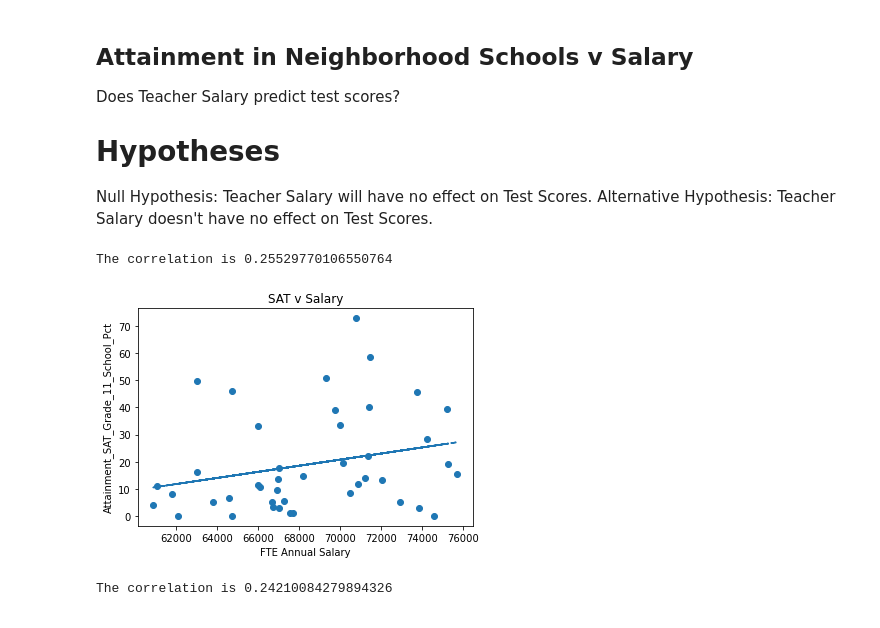
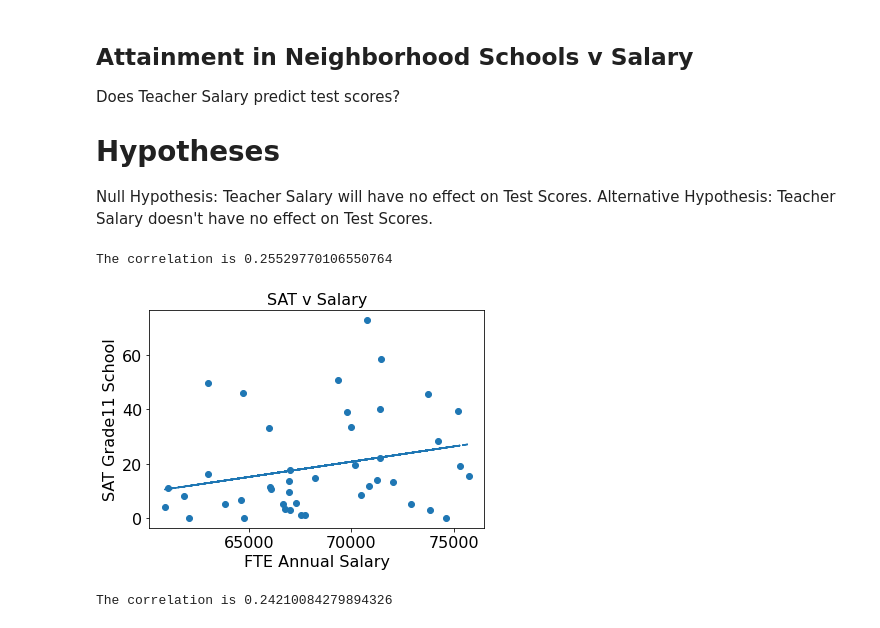
Before and after one commit to RiverJAM/CPS_Data_Analysis, a Jupyter notebook: Playing with Pies-Copy1.ipynb, the cells around one changed output. Cells and saved outputs as stored; diff of their text form; code cells hidden in the pictures.

```diff
--- a/Playing with Pies-Copy1.ipynb
+++ b/Playing with Pies-Copy1.ipynb
@@ -68,0 +63,14 @@ plt.savefig("Grad41vST.png")
+# %%
+bxp_df = NeighborhoodVChart_high[["School_Type", "Graduation_4_Year_School_Pct_Year_1"]]
+bxp_df.boxplot("Graduation_4_Year_School_Pct_Year_1", by = "School_Type", figsize =(10,10) , grid=False, fontsize = 20)
+SMALL_SIZE = 16
+MEDIUM_SIZE = 16
+BIGGER_SIZE = 18
+plt.rc('font', size=SMALL_SIZE)          # controls default text sizes
+plt.rc('axes', titlesize=SMALL_SIZE)     # fontsize of the axes title
+plt.rc('axes', labelsize=MEDIUM_SIZE)    # fontsize of the x and y labels
+plt.rc('xtick', labelsize=SMALL_SIZE)    # fontsize of the tick labels
+plt.rc('ytick', labelsize=SMALL_SIZE)    # fontsize of the tick labels
+# plt.rc('legend', fontsize=SMALL_SIZE)    # legend fontsize
+plt.rc('figure', titlesize=BIGGER_SIZE)  # fontsize of the figure title
+plt.savefig("Grad41vST.png")
@@ -104,0 +109,14 @@ plt.savefig("Growth11vST.png")
+# %%
+bxp_df = NeighborhoodVChart_high[["School_Type", "Growth_SAT_Grade_11_School_Pct"]]
+bxp_df.boxplot("Growth_SAT_Grade_11_School_Pct", by = "School_Type", figsize =(10,10) , grid=False)
+SMALL_SIZE = 18
+MEDIUM_SIZE = 18
+BIGGER_SIZE = 20
+plt.rc('font', size=SMALL_SIZE)          # controls default text sizes
+plt.rc('axes', titlesize=SMALL_SIZE)     # fontsize of the axes title
+plt.rc('axes', labelsize=MEDIUM_SIZE)    # fontsize of the x and y labels
+plt.rc('xtick', labelsize=SMALL_SIZE)    # fontsize of the tick labels
+plt.rc('ytick', labelsize=SMALL_SIZE)    # fontsize of the tick labels
+# plt.rc('legend', fontsize=SMALL_SIZE)    # legend fontsize
+plt.rc('figure', titlesize=BIGGER_SIZE)  # fontsize of the figure title
+plt.savefig("Growth11vST.png")
@@ -217,27 +237,37 @@ Alternative Hypothesis: Teacher Salary doesn't have no effect on Test Scores.
 # %%
 #11th Grade Data
 #Make 11th grade_df
 ele_df = combined_df[[ 'Department' , 'FTE Annual Salary', 'Attainment_SAT_Grade_11_School_Pct', ]]
 cleaned_df = ele_df.dropna()
 x_values = cleaned_df.groupby(cleaned_df['Department']).mean()['FTE Annual Salary']
 y_values = cleaned_df.groupby(cleaned_df['Department']).mean()['Attainment_SAT_Grade_11_School_Pct']
 plt.scatter(x_values, y_values)
 plt.xlabel('FTE Annual Salary')
-plt.ylabel('Attainment_SAT_Grade_11_School_Pct')
+plt.ylabel('SAT Grade11 School')
 plt.title('SAT v Salary')
 # Perform a linear regression on Annual Salary versus 11th Grade SAT Attainment
 vc_slope, vc_int, vc_r, vc_p, vc_std_err = st.linregress(x_values, y_values)
 # Create equation of line to calculate predicted 11th Grade SAT Attainment
 vc_fit = vc_slope * x_values + vc_int
 #plot regression line
 plt.plot(x_values,vc_fit,"--")
 
 correlation = st.pearsonr(x_values, y_values)
 print(f'The correlation is {correlation[0]}')
+SMALL_SIZE = 16
+MEDIUM_SIZE = 16
+BIGGER_SIZE = 18
+plt.rc('font', size=SMALL_SIZE)          # controls default text sizes
+plt.rc('axes', titlesize=SMALL_SIZE)     # fontsize of the axes title
+plt.rc('axes', labelsize=SMALL_SIZE)    # fontsize of the x and y labels
+plt.rc('xtick', labelsize=SMALL_SIZE)    # fontsize of the tick labels
+plt.rc('ytick', labelsize=SMALL_SIZE)    # fontsize of the tick labels
+# plt.rc('legend', fontsize=SMALL_SIZE)    # legend fontsize
+plt.rc('figure', titlesize=BIGGER_SIZE)  # fontsize of the figure title
 plt.savefig("SATvSalary.png")
 # %% [output]
 The correlation is 0.25529770106550764
-[figure, old version]
+[figure, new version]
 # %%
 #10th Grade Data
 #Make 11th grade_df
```
Also changed, not shown: parts of 14 cells of this notebook, 10 other files.
